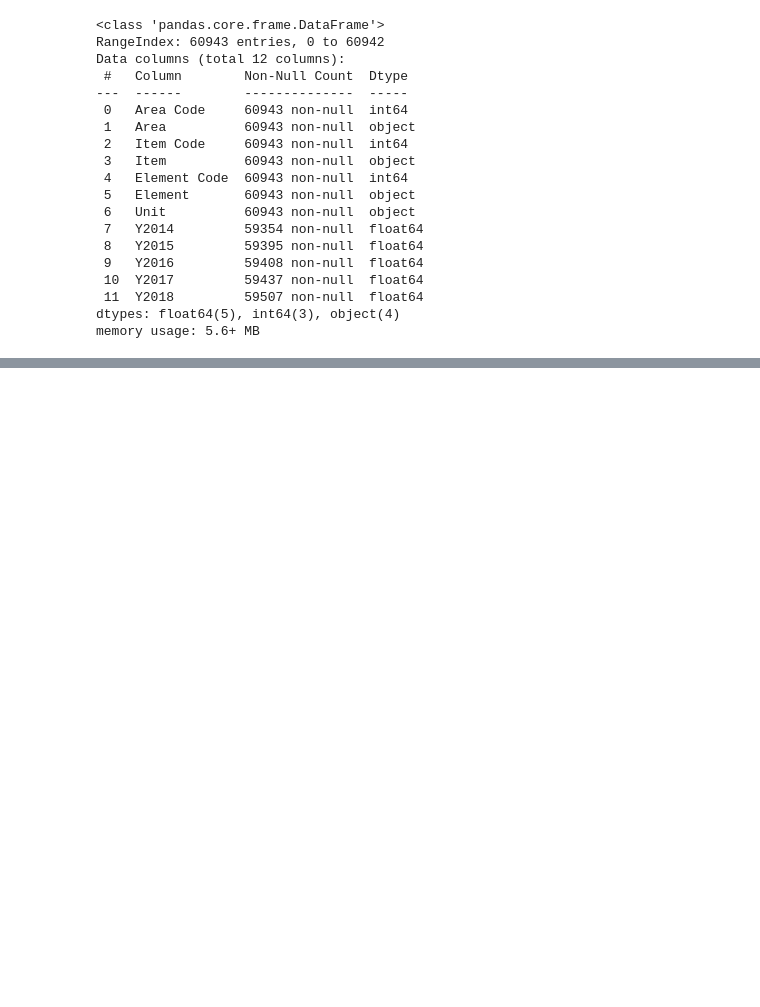
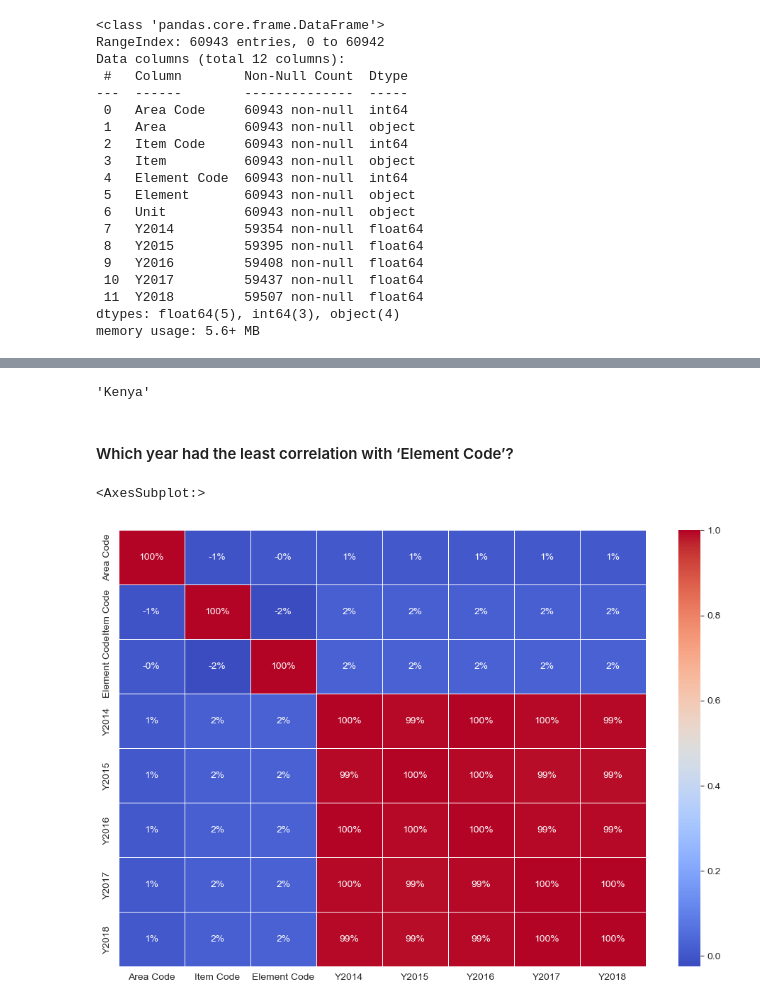
Before and after one commit to adeke910/HDSC_Stage-A_Quiz, a Jupyter notebook: Stage_A_Quiz.ipynb, the cells around one changed output, grey strips where cells are left out. Saved outputs shown, nothing was run; the diff lists cells and outputs as text; code cells hidden in the pictures; blank space fills up the shorter version.

```diff
--- a/Stage_A_Quiz.ipynb
+++ b/Stage_A_Quiz.ipynb
@@ -64,0 +142,15 @@ memory usage: 5.6+ MB
+# %%
+x.idxmax()
+# %% [output]
+'Kenya'
+# %% [markdown]
+#### Which year had the least correlation with ‘Element Code’?
+# %%
+# correlation heatmap for all features
+
+plt.subplots(figsize=(12,8))
+
+sns.heatmap(df.corr(), cmap='coolwarm',annot=True,linewidths=0.5,fmt='.0%')
+# %% [output]
+<AxesSubplot:>
+[figure, added]
```
Also changed, not shown: parts of 38 cells of this notebook.
